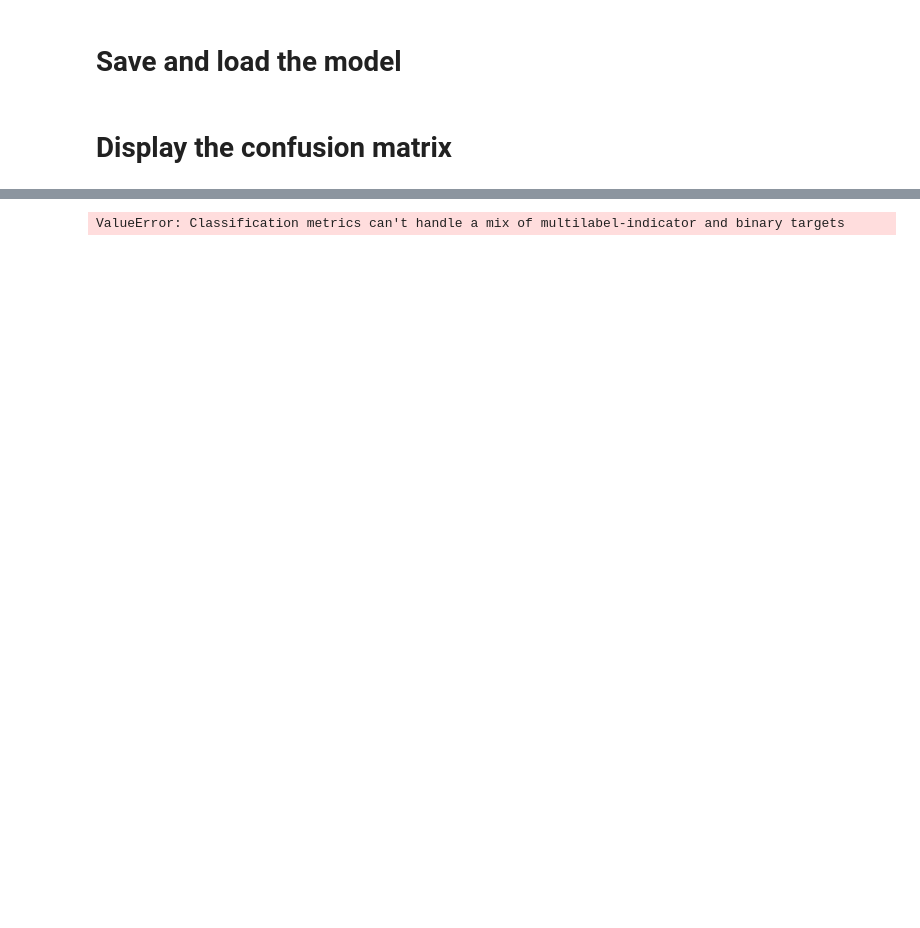
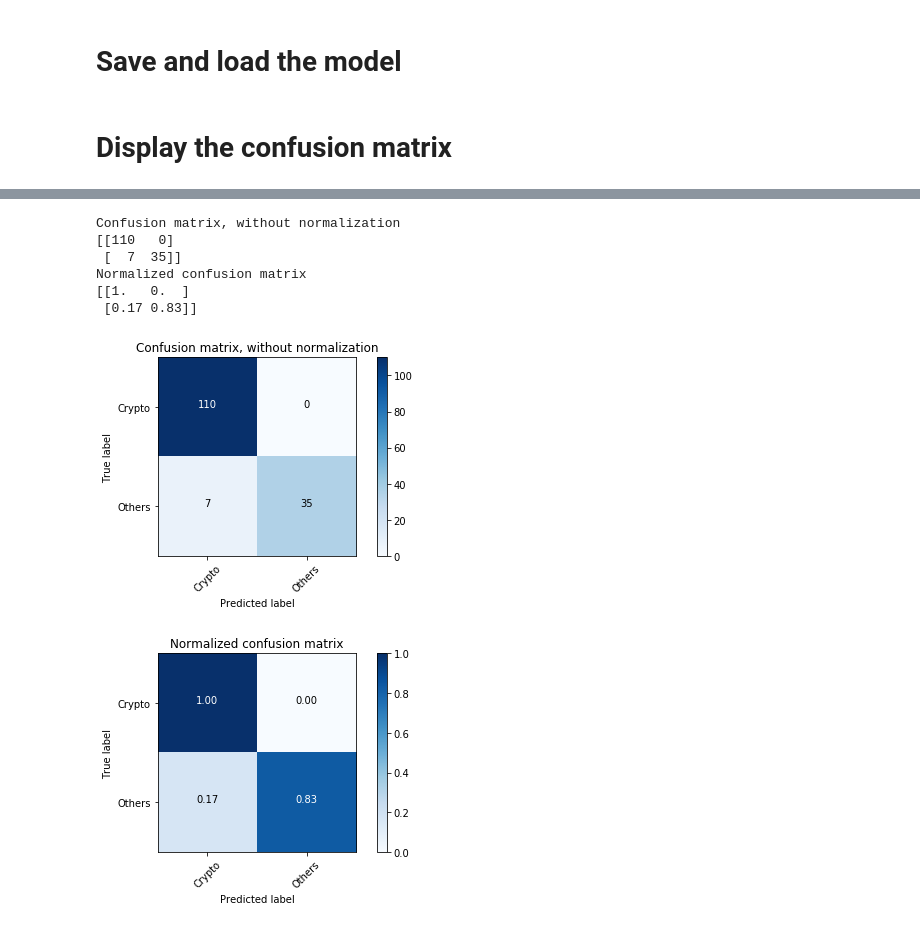
Before and after one commit to RaphaelChevasson/PRI-base-articles-crypto, a Jupyter notebook: Classification/Pre trained word embeddings.ipynb, the cells around one changed output, grey strips where cells are left out. Saved outputs shown, nothing was run; the diff lists cells and outputs as text; code cells hidden in the pictures; blank space fills up the shorter version.

Commit message:
Confusion matrix

```diff
--- a/Classification/Pre trained word embeddings.ipynb
+++ b/Classification/Pre trained word embeddings.ipynb
@@ -453,3 +453,10 @@ from keras.models import load_model
 #model = load_model('model.h5') # uncomment this
 # %% [markdown]
 # Display the confusion matrix
+# %%
+# Run classifier
+y_pred = model.predict(x_val)
+
+# convert output label: one hot encodeing -> integer encoding e.g.: [0, 0, 1] -> 2
+y_pred_encoded = np.argmax(y_pred, -1)
+y_val_encoded = np.argmax(y_val , -1)
@@ -456,10 +474,6 @@ from keras.models import load_model
 # %%
 from sklearn.metrics import confusion_matrix
-
-# Run classifier
-y_pred = model.predict(x_val)
-y_pred = np.argmax(y_pred, -1) # output (max softmax value) in integer encoding
-
+import itertools
 
 def plot_confusion_matrix(cm, classes,
                           normalize=False,
@@ -482,34 +496,41 @@ def plot_confusion_matrix(cm, classes,
     plt.colorbar()
     tick_marks = np.arange(len(classes))
     plt.xticks(tick_marks, classes, rotation=45)
     plt.yticks(tick_marks, classes)
 
     fmt = '.2f' if normalize else 'd'
     thresh = cm.max() / 2.
     for i, j in itertools.product(range(cm.shape[0]), range(cm.shape[1])):
         plt.text(j, i, format(cm[i, j], fmt),
                  horizontalalignment="center",
                  color="white" if cm[i, j] > thresh else "black")
 
     plt.ylabel('True label')
     plt.xlabel('Predicted label')
     plt.tight_layout()
 
 
 # Compute confusion matrix
-cnf_matrix = confusion_matrix(y_val, y_pred)
+cnf_matrix = confusion_matrix(y_val_encoded, y_pred_encoded)
 np.set_printoptions(precision=2)
 
 # Plot non-normalized confusion matrix
 plt.figure()
-plot_confusion_matrix(cnf_matrix, classes=class_names,
+plot_confusion_matrix(cnf_matrix, classes=labels_index,
                       title='Confusion matrix, without normalization')
 
 # Plot normalized confusion matrix
 plt.figure()
-plot_confusion_matrix(cnf_matrix, classes=class_names, normalize=True,
+plot_confusion_matrix(cnf_matrix, classes=labels_index, normalize=True,
                       title='Normalized confusion matrix')
 
 plt.show()
 # %% [output]
-ValueError: Classification metrics can't handle a mix of multilabel-indicator and binary targets
+Confusion matrix, without normalization
+[[110   0]
+ [  7  35]]
+Normalized confusion matrix
+[[1.   0.  ]
+ [0.17 0.83]]
+[figure, added]
+[figure, added]
```
Also changed, not shown: parts of 8 cells of this notebook, 1 other file.
